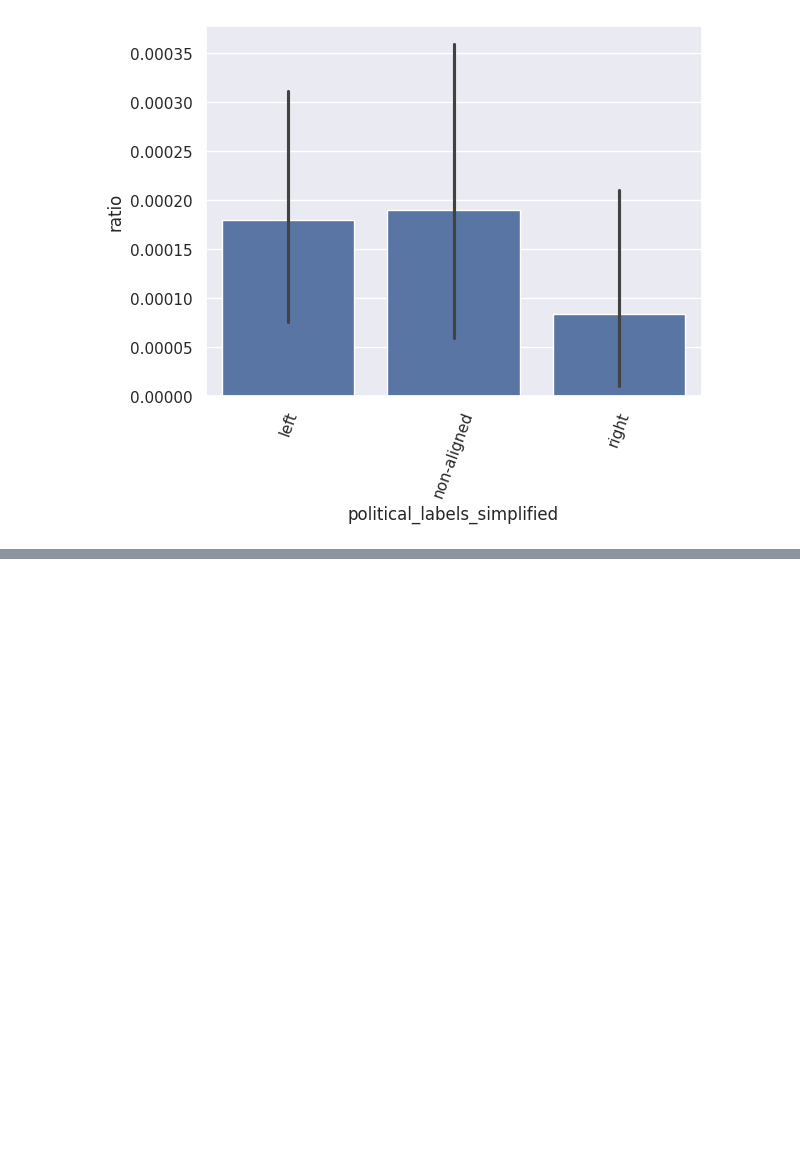
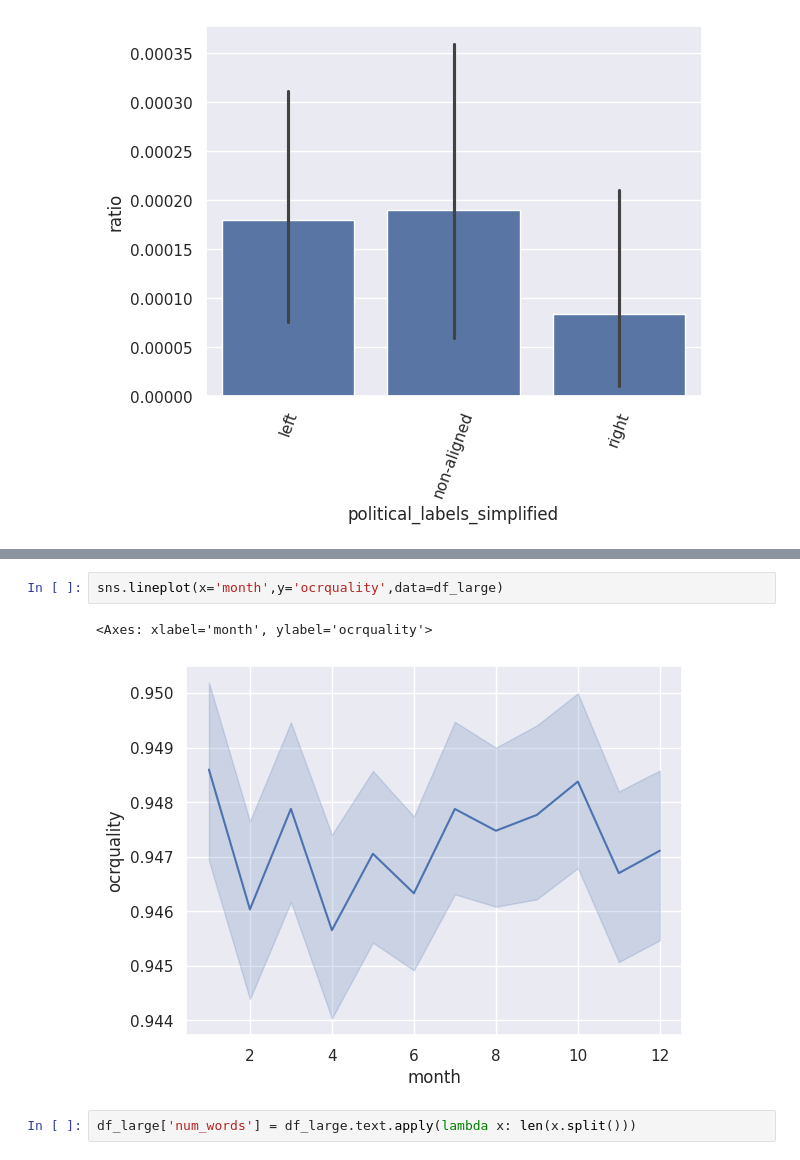
Before and after one commit to kasparvonbeelen/lancaster-newspaper-workshop, a Jupyter notebook: word_counts.ipynb, the cells around one changed output, grey strips where cells are left out. Cells and saved outputs as stored; diff of their text form; blank space fills up the shorter version.

```diff
--- a/word_counts.ipynb
+++ b/word_counts.ipynb
@@ -372,0 +396,7 @@ Let's now play with a bit larger dataset.
+# %%
+sns.lineplot(x='month',y='ocrquality',data=df_large)
+# %% [output]
+<Axes: xlabel='month', ylabel='ocrquality'>
+[figure, added]
+# %%
+df_large['num_words'] = df_large.text.apply(lambda x: len(x.split()))
```
Also changed, not shown: parts of 11 cells of this notebook.
